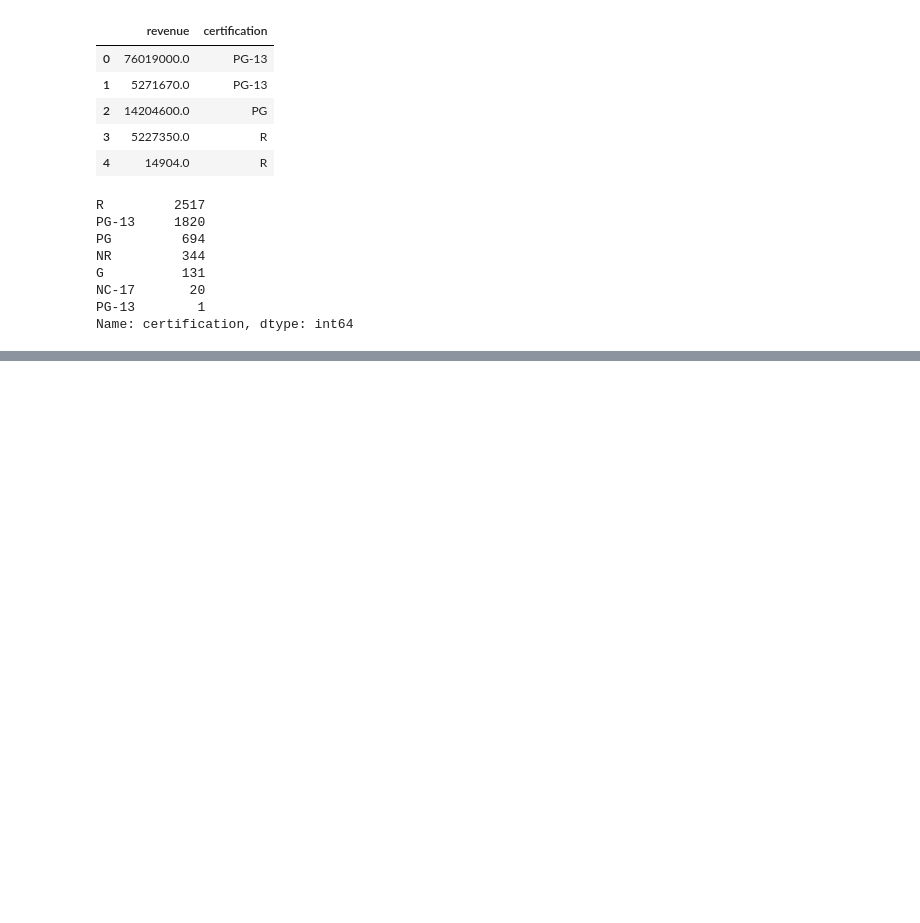
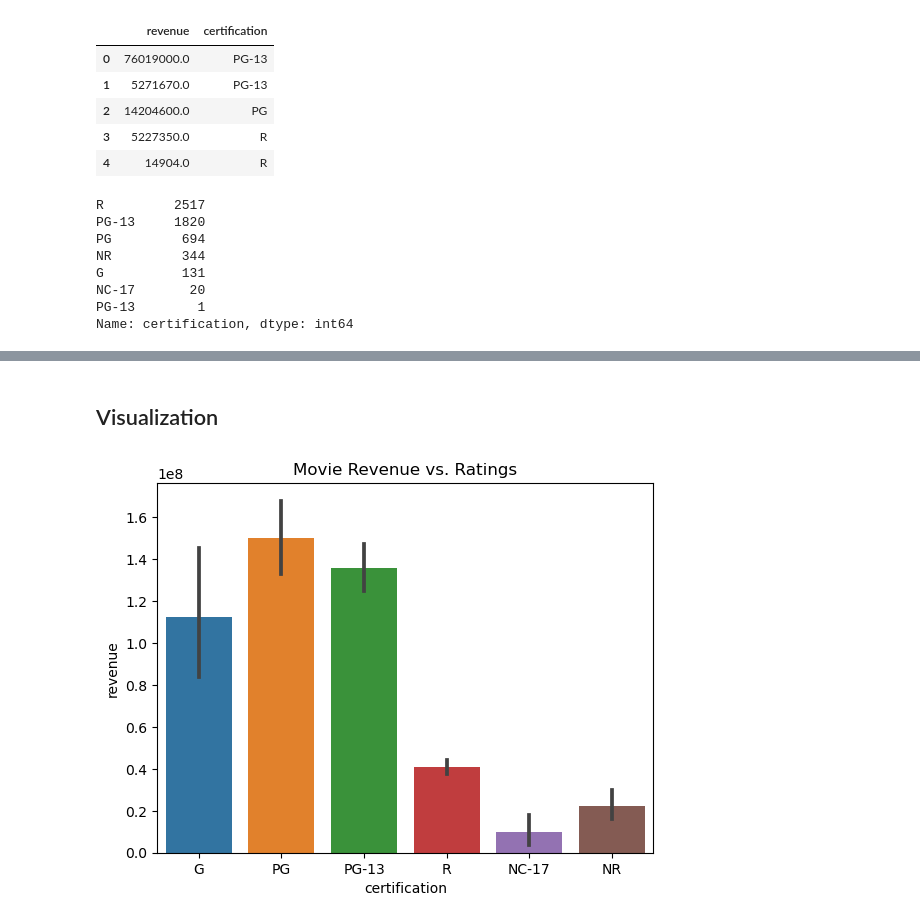
Before and after one commit to jaytrey777/Movie-Profitabiliy-Project, a Jupyter notebook: Part 4 - Hypothesis Testing.ipynb, the cells around one changed output, grey strips where cells are left out. Cells and saved outputs as stored; diff of their text form; code cells hidden in the pictures; blank space fills up the shorter version.

```diff
--- a/Part 4 - Hypothesis Testing.ipynb
+++ b/Part 4 - Hypothesis Testing.ipynb
@@ -156,3 +154,9 @@ G          131
 NC-17       20
 PG-13        1
 Name: certification, dtype: int64
+# %%
+# fix PG-13 rating
+df['certification'] = df['certification'].str.strip()
+
+# Check 'certification' column again
+df['certification'].value_counts()
@@ -158,0 +427,11 @@ Name: certification, dtype: int64
+# %% [markdown]
+## Visualization
+# %%
+# barplot to compare means (revenues) of ratings
+ratings = ['G', 'PG', 'PG-13', 'R', 'NC-17', 'NR']
+
+ax = sns.barplot(data = df, x = 'certification', y = 'revenue',
+                 order = ratings)
+ax.set_title('Movie Revenue vs. Ratings');
+# %% [output]
+[figure, added]
```
Also changed, not shown: parts of 38 cells of this notebook.
